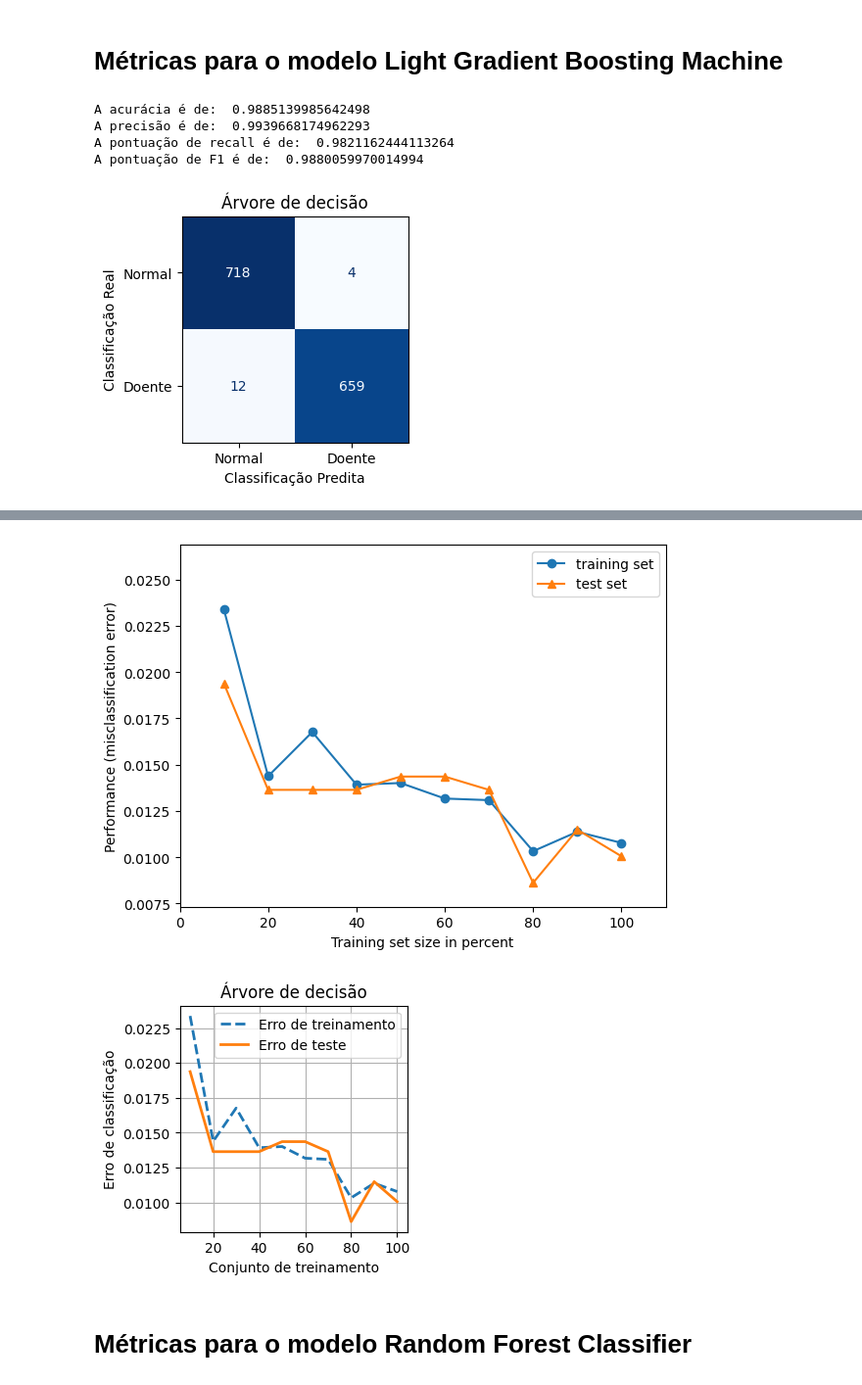
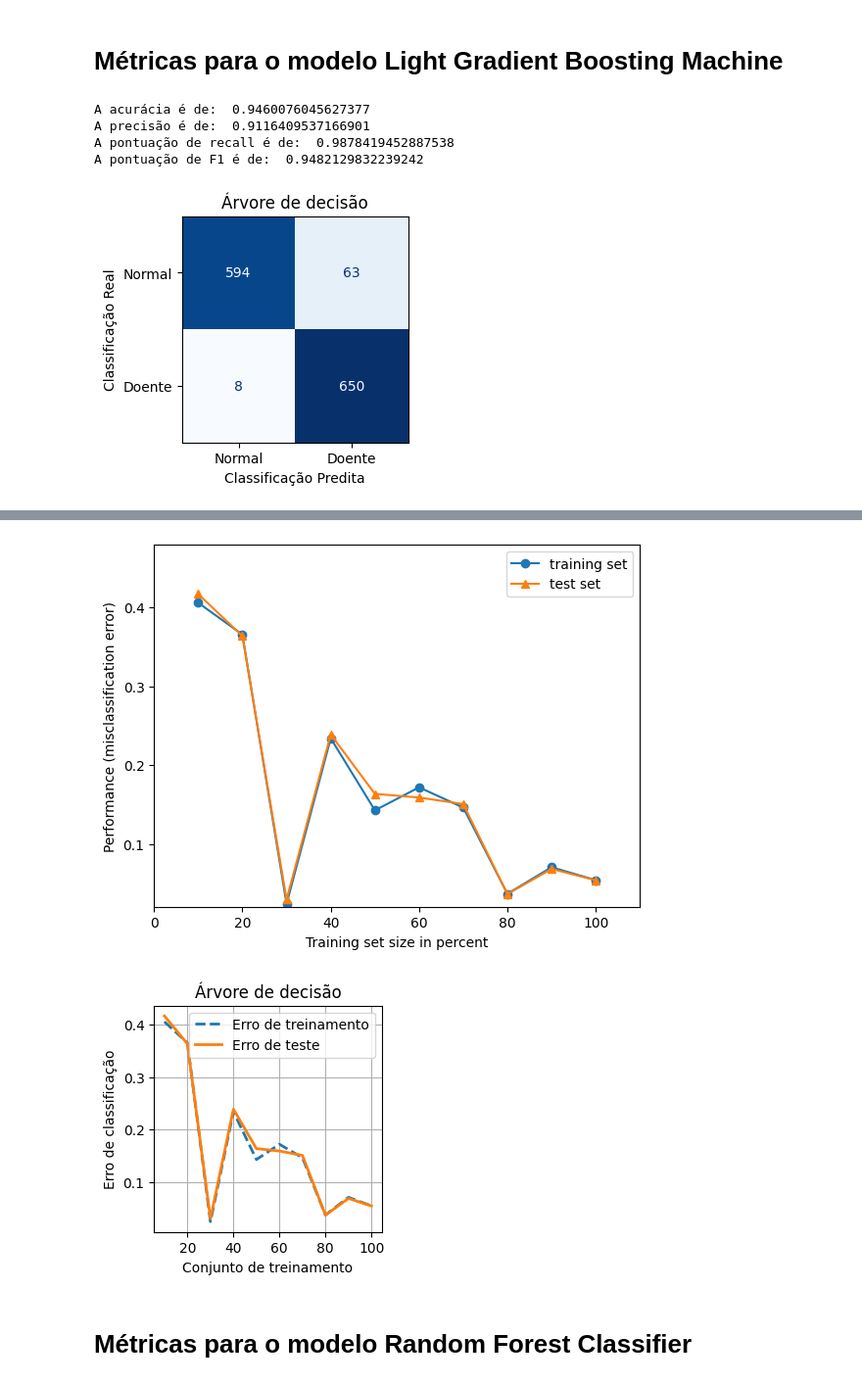
Before and after one commit to cilab-ufersa/thyroid_disease_AI, a Jupyter notebook: thyroid_disease_AI/notebooks/models_nb.ipynb, the cells around one changed output, grey strips where cells are left out. Shown: that part at 98% size. Drawn from its saved outputs; the diff is of its cells as text; code cells hidden in the pictures.

Commit message:
feat: notebook with models

```diff
--- a/thyroid_disease_AI/notebooks/models_nb.ipynb
+++ b/thyroid_disease_AI/notebooks/models_nb.ipynb
@@ -19,3 +6,12 @@ if __name__ == '__main__':
+# %%
+#Carregando o dataset
+#80 % para treino e 20% para teste
+input_train = pd.read_csv('C:\\Users\\caiom\\Desktop\\Sist Hypo\\thyroid_disease_AI\\thyroid_disease_AI\\datasets\\hypothyroid\\input_train.csv')
+input_train = input_train.values
+input_test = pd.read_csv('C:\\Users\\caiom\\Desktop\\Sist Hypo\\thyroid_disease_AI\\thyroid_disease_AI\\datasets\\hypothyroid\\input_test.csv')
+input_test = input_test.values
+output_train = pd.read_csv('C:\\Users\\caiom\\Desktop\\Sist Hypo\\thyroid_disease_AI\\thyroid_disease_AI\\datasets\\hypothyroid\\output_train.csv')
+output_test = pd.read_csv('C:\\Users\\caiom\\Desktop\\Sist Hypo\\thyroid_disease_AI\\thyroid_disease_AI\\datasets\\hypothyroid\\output_test.csv')
 # %% [markdown]
 # Modelos
 
@@ -119,17 +115,17 @@ precision(output_test, output_model_lightGBM)
 recall(output_test, output_model_lightGBM)
 f1(output_test, output_model_lightGBM)
 # %% [output]
-A acurácia é de:  0.9885139985642498
-A precisão é de:  0.9939668174962293
-A pontuação de recall é de:  0.9821162444113264
-A pontuação de F1 é de:  0.9880059970014994
+A acurácia é de:  0.9460076045627377
+A precisão é de:  0.9116409537166901
+A pontuação de recall é de:  0.9878419452887538
+A pontuação de F1 é de:  0.9482129832239242
 # %%
 fig = plot_confusion_matrix(output_test, output_model_lightGBM, model=model_lightGBM, title='Árvore de decisão')
 #salva figura
 # fig.figure_.savefig('confusion_matrix_decision_tree.png', dpi=300, bbox_inches='tight')
 # %% [output]
-[figure, old version]
+[figure, new version]
 # %%
-fig = miss_classification(input_train, output_train, input_test, output_test, model_lightGBM, title='Árvore de decisão')
+fig = miss_classification(input_train, output_train['binaryClass'], input_test, output_test['binaryClass'], model_lightGBM, title='Árvore de decisão')
 # fig.savefig('error_decision_tree.png', dpi=300, bbox_inches='tight')
 # %% [output]
@@ -153,5 +149,5 @@ And if memory is not enough, you can set `force_col_wise=true`.
-[figure, old version]
+[figure, new version]
-[figure, old version]
+[figure, new version]
 # %% [markdown]
 # Métricas para o modelo Random Forest Classifier
 # %%
```
Also changed, not shown: parts of 16 cells of this notebook.
